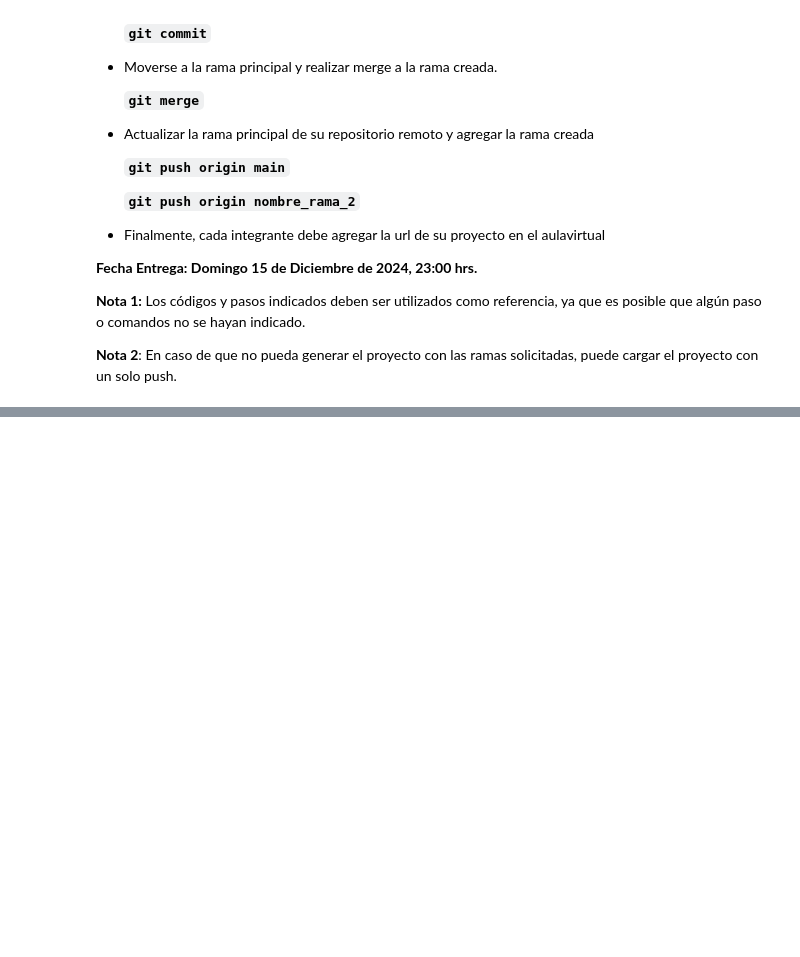
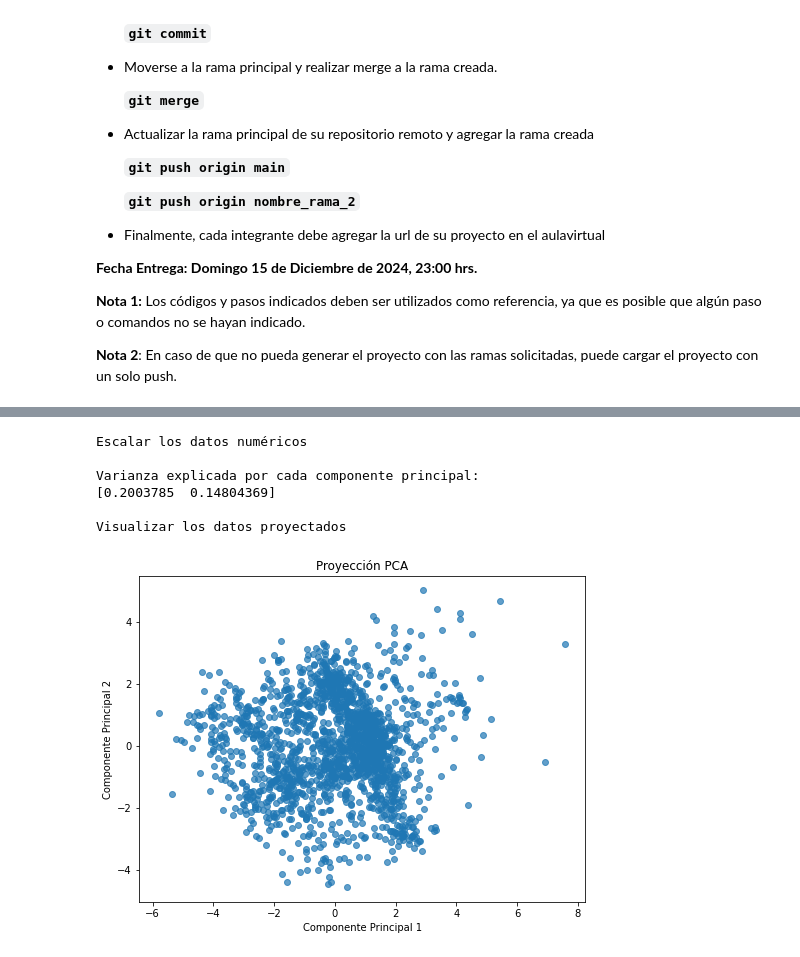
Before and after one commit to ktashh/Examen, a Jupyter notebook: ExamenCcsDeDatosParaLaEconomia-5.ipynb, the cells around one changed output, grey strips where cells are left out. Saved outputs shown, nothing was run; the diff lists cells and outputs as text; code cells hidden in the pictures; blank space fills up the shorter version.

```diff
--- a/ExamenCcsDeDatosParaLaEconomia-5.ipynb
+++ b/ExamenCcsDeDatosParaLaEconomia-5.ipynb
@@ -131,0 +295,31 @@ ModuleNotFoundError: No module named 'pandas'
+# %%
+from sklearn.decomposition import PCA
+from sklearn.preprocessing import StandardScaler
+#Escalar datos
+print("\nEscalar los datos numéricos")
+escalador = StandardScaler()
+data_escalados = escalador.fit_transform(df.select_dtypes(include=["number"]))
+
+#Aplicar PCA con 2 componentes principales
+pca = PCA(n_components=2)
+data_pca = pca.fit_transform(data_escalados)
+
+# Mostrar la varianza explicada
+print("\nVarianza explicada por cada componente principal:")
+print(pca.explained_variance_ratio_)
+
+print("\nVisualizar los datos proyectados")
+plt.figure(figsize=(8, 6))
+plt.scatter(data_pca[:, 0], data_pca[:, 1], alpha=0.7)
+plt.title("Proyección PCA")
+plt.xlabel("Componente Principal 1")
+plt.ylabel("Componente Principal 2")
+plt.show()
+# %% [output]
+Escalar los datos numéricos
+
+Varianza explicada por cada componente principal:
+[0.2003785  0.14804369]
+
+Visualizar los datos proyectados
+[figure, added]
```
Also changed, not shown: parts of 13 cells of this notebook, 1 other file.
